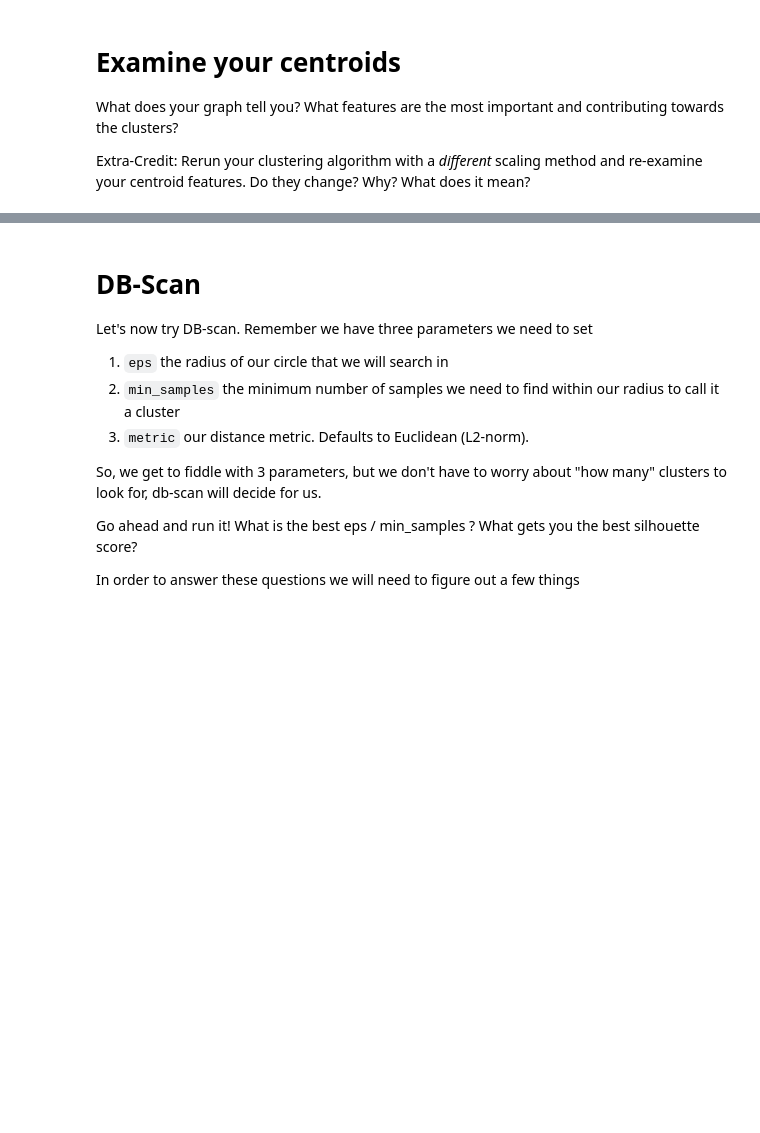
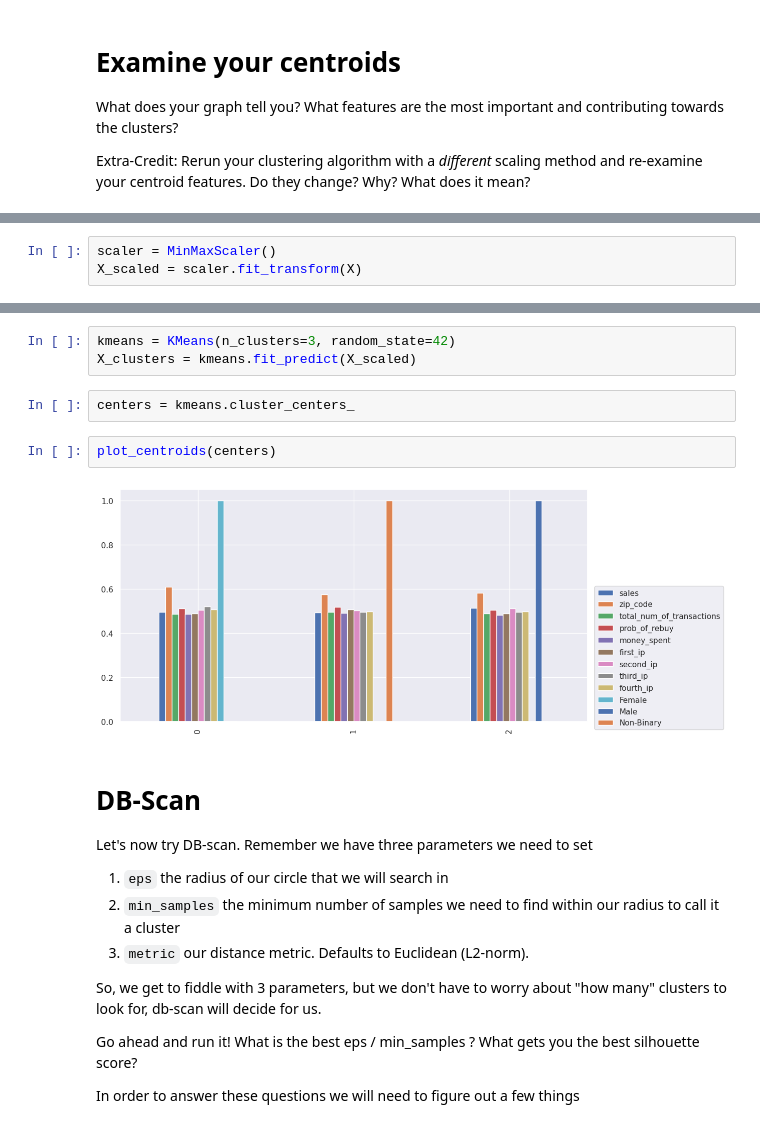
Before and after one commit to KyleSDeveloper/data-science-machine-learning-main, a Jupyter notebook: notebooks/10_clustering.ipynb, the cells around one changed output, grey strips where cells are left out. Drawn from its saved outputs; the diff is of its cells as text; blank space fills up the shorter version.

```diff
--- a/notebooks/10_clustering.ipynb
+++ b/notebooks/10_clustering.ipynb
@@ -372,0 +381,3 @@ Extra-Credit: Rerun your clustering algorithm with a _different_ scaling method
+# %%
+scaler = MinMaxScaler()
+X_scaled = scaler.fit_transform(X)
@@ -373,3 +406,12 @@ Extra-Credit: Rerun your clustering algorithm with a _different_ scaling method
+# %%
+kmeans = KMeans(n_clusters=3, random_state=42)
+X_clusters = kmeans.fit_predict(X_scaled)
+# %%
+centers = kmeans.cluster_centers_
+# %%
+plot_centroids(centers)
+# %% [output]
+[figure, added]
 # %% [markdown]
 # DB-Scan
 
```
Also changed, not shown: parts of 14 cells of this notebook.
